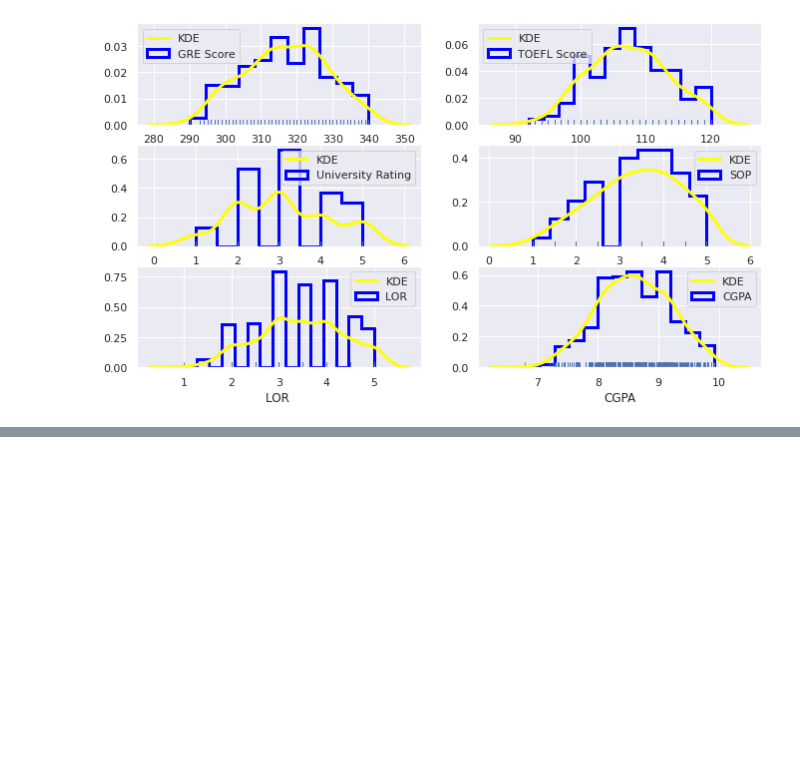
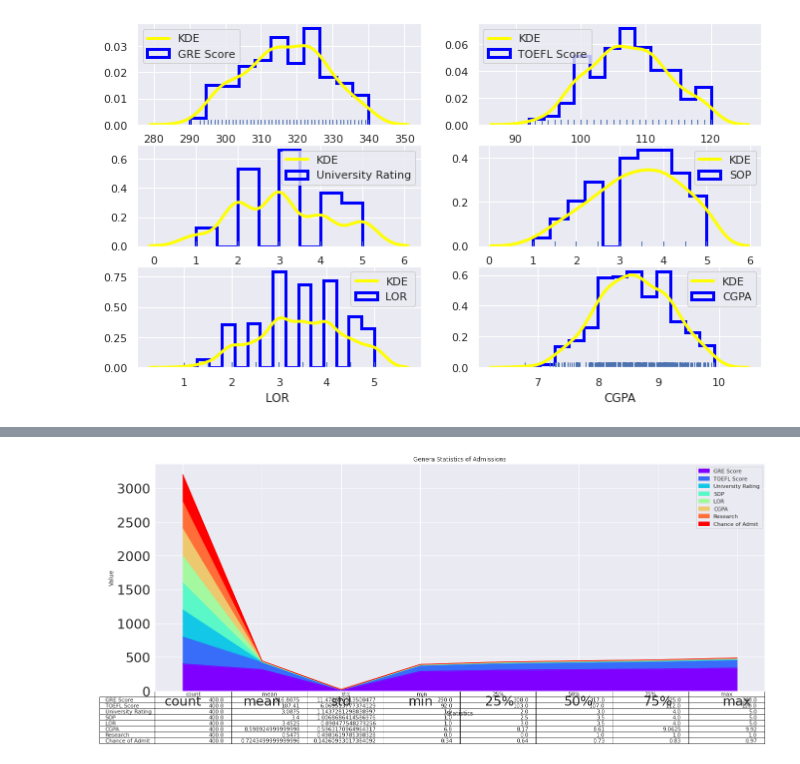
Before and after one commit to Gilf641/Graduate-Admissions-Analysis, a Jupyter notebook: Graduate_Admissions.ipynb, the cells around one changed output, grey strips where cells are left out. Cells and saved outputs as stored; diff of their text form; code cells hidden in the pictures; blank space fills up the shorter version.

```diff
--- a/Graduate_Admissions.ipynb
+++ b/Graduate_Admissions.ipynb
@@ -261,0 +272,8 @@ plt.show()
+# %%
+df_corr.describe().plot(kind = "area",fontsize=27, figsize = (20,8), table = True,colormap="rainbow")
+plt.xlabel('Statistics',)
+plt.ylabel('Value')
+plt.title("General Statistics of Admissions")
+plt.show()
+# %% [output]
+[figure, added]
```
Also changed, not shown: parts of 11 cells of this notebook.
